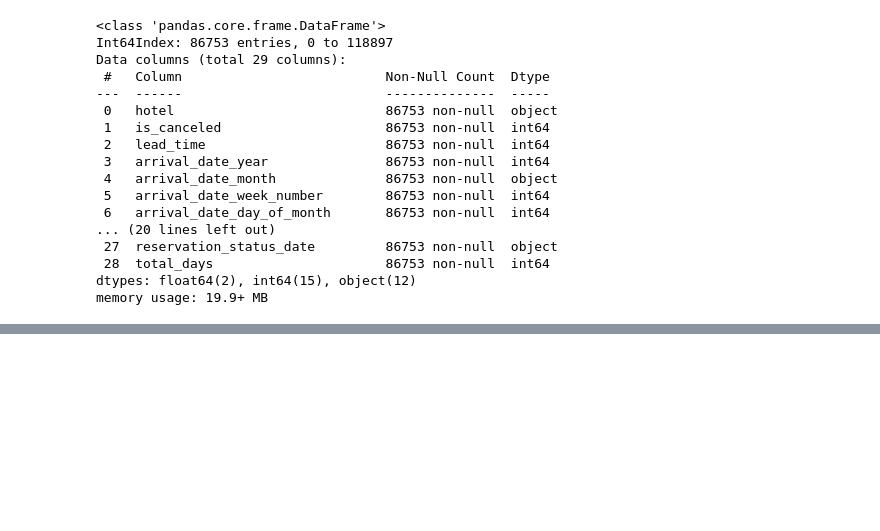
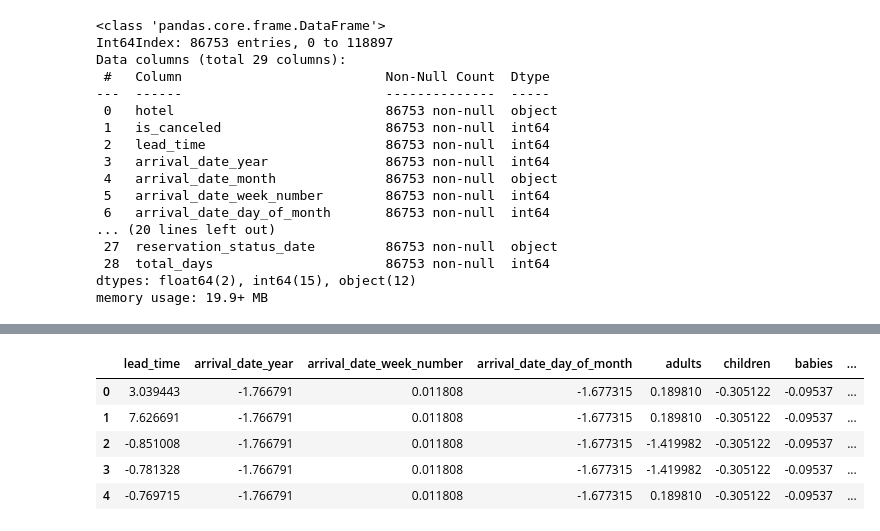
Before and after one commit to matteeussPei/Hotel-Booking-Demand, a Jupyter notebook: HotelML.ipynb, the cells around one changed output, grey strips where cells are left out. Saved outputs shown, nothing was run; the diff lists cells and outputs as text; code cells hidden in the pictures; blank space fills up the shorter version.

```diff
--- a/HotelML.ipynb
+++ b/HotelML.ipynb
@@ -144,0 +434,14 @@ ValueError: The truth value of a Series is ambiguous. Use a.empty, a.bool(), a.i
+# %%
+from sklearn.preprocessing import StandardScaler
+sca = StandardScaler()
+X_temp= sca.fit_transform(num_cols)
+X_temp = pd.DataFrame(X_temp, columns= num_cols.columns)
+# %%
+X_temp.head()
+# %% [output]
+|  | lead_time | arrival_date_year | arrival_date_week_number | arrival_date_day_of_month | adults | children | babies | ... |
+| 0 | 3.039443 | -1.766791 | 0.011808 | -1.677315 | 0.189810 | -0.305122 | -0.09537 | ... |
+| 1 | 7.626691 | -1.766791 | 0.011808 | -1.677315 | 0.189810 | -0.305122 | -0.09537 | ... |
+| 2 | -0.851008 | -1.766791 | 0.011808 | -1.677315 | -1.419982 | -0.305122 | -0.09537 | ... |
+| 3 | -0.781328 | -1.766791 | 0.011808 | -1.677315 | -1.419982 | -0.305122 | -0.09537 | ... |
+| 4 | -0.769715 | -1.766791 | 0.011808 | -1.677315 | 0.189810 | -0.305122 | -0.09537 | ... |
```
Also changed, not shown: parts of 45 cells of this notebook.
